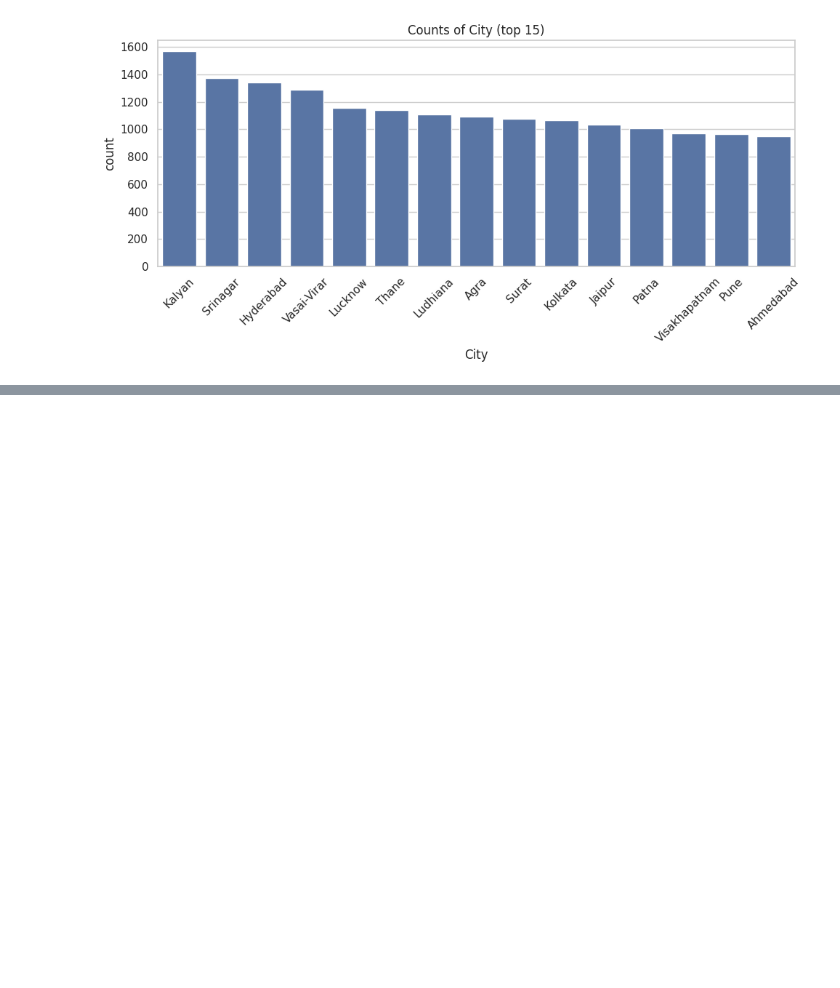
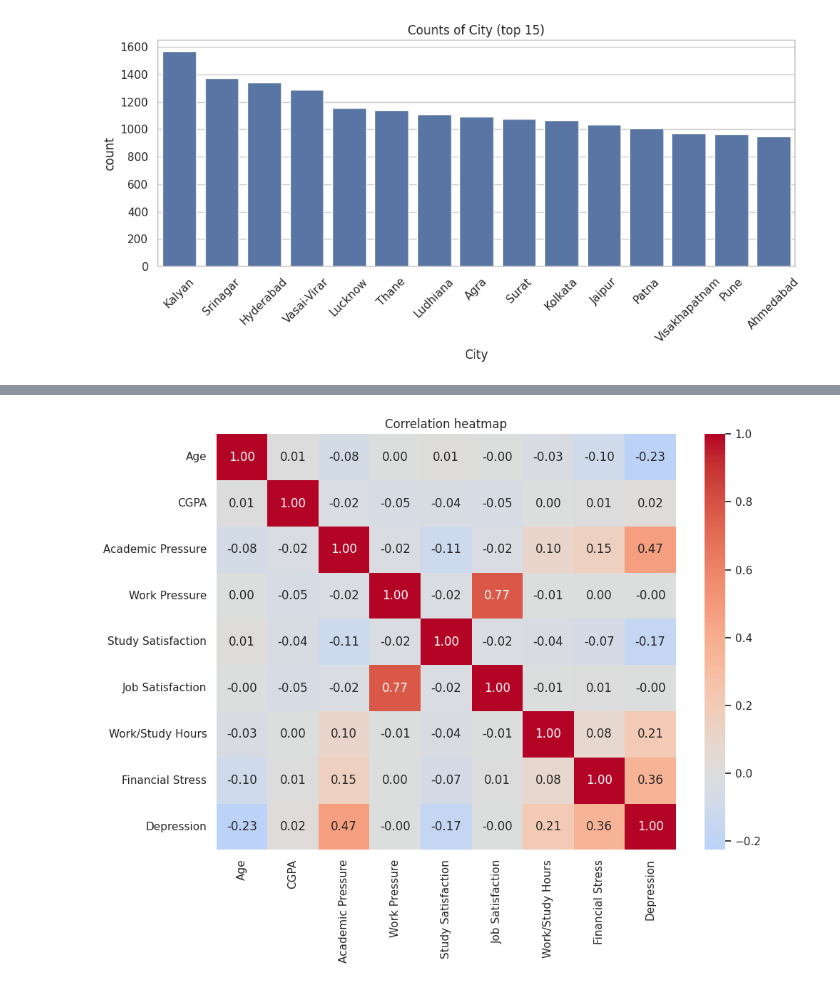
Before and after one commit to JakBialas/Student-Depression-Analysis, a Jupyter notebook: notebooks/01_eda.ipynb, the cells around one changed output, grey strips where cells are left out. Cells and saved outputs as stored; diff of their text form; code cells hidden in the pictures; blank space fills up the shorter version.

```diff
--- a/notebooks/01_eda.ipynb
+++ b/notebooks/01_eda.ipynb
@@ -154,0 +196,10 @@ plt.show()
+# %%
+corr_cols = ["Age", "CGPA", "Academic Pressure", "Work Pressure", "Study Satisfaction",
+             "Job Satisfaction", "Work/Study Hours", "Financial Stress", "Depression"]
+fig, ax = plt.subplots(figsize=(10, 8))
+plot_correlation_heatmap(df, corr_cols, ax=ax)
+fig.tight_layout()
+save_fig(fig, "01_correlation_heatmap", figures_dir="../reports/figures")
+plt.show()
+# %% [output]
+[figure, added]
```
Also changed, not shown: parts of 5 cells of this notebook, 5 other files.
